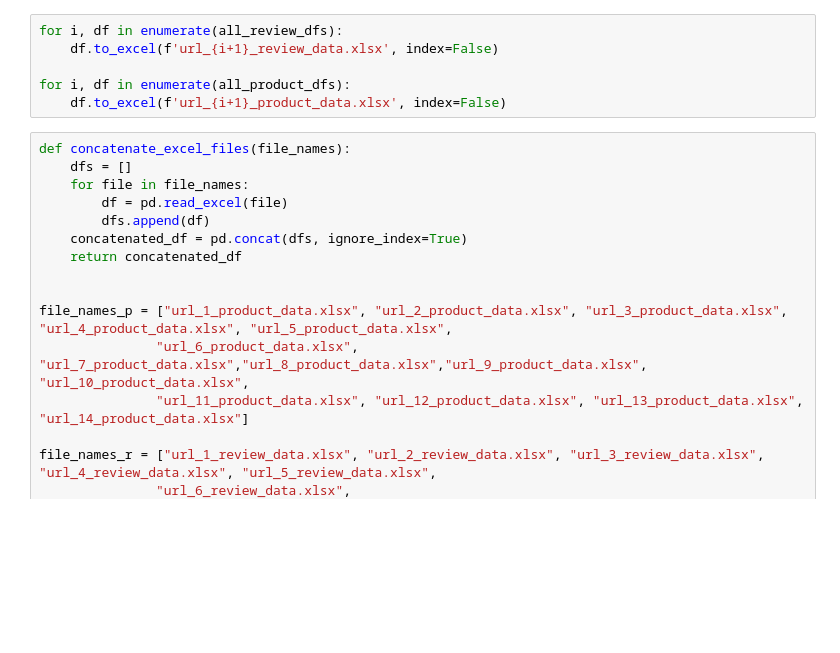
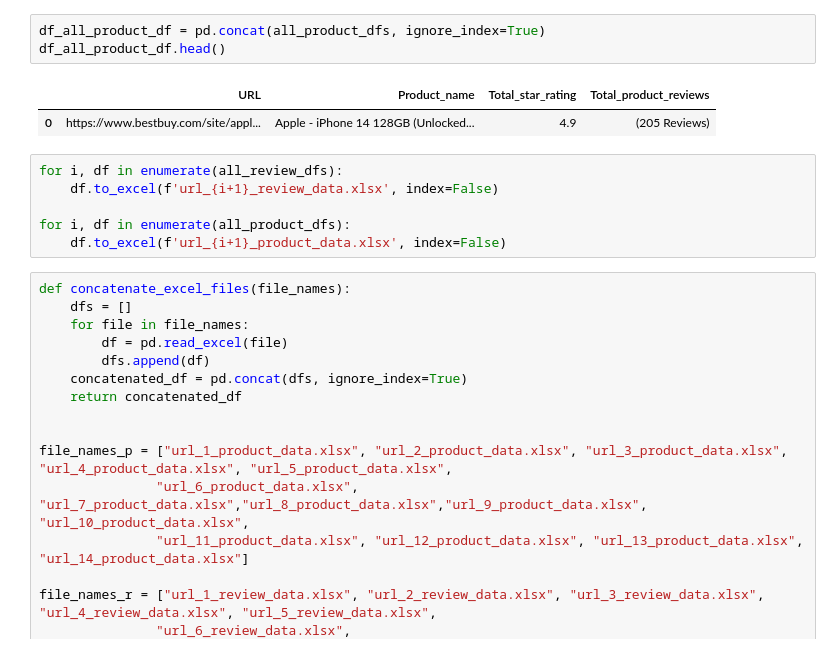
Before and after one commit to aneeshkhole/Perceived-Usefulness-of-online-customer-reviews, a Jupyter notebook: src/Best_buy_parsing.ipynb, the cells around one changed output. Drawn from its saved outputs; the diff is of its cells as text; blank space fills up the shorter version.

```diff
--- a/src/Best_buy_parsing.ipynb
+++ b/src/Best_buy_parsing.ipynb
@@ -164,3 +214,9 @@ Number of reviews: 396
+# %%
+df_all_product_df = pd.concat(all_product_dfs, ignore_index=True)
+df_all_product_df.head()
+# %% [output]
+|  | URL | Product_name | Total_star_rating | Total_product_reviews |
+| 0 | https://www.bestbuy.com/site/appl... | Apple - iPhone 14 128GB (Unlocked... | 4.9 | (205 Reviews) |
 # %%
 for i, df in enumerate(all_review_dfs):
     df.to_excel(f'url_{i+1}_review_data.xlsx', index=False)
```
Also changed, not shown: parts of 6 cells of this notebook, 3 other files.
